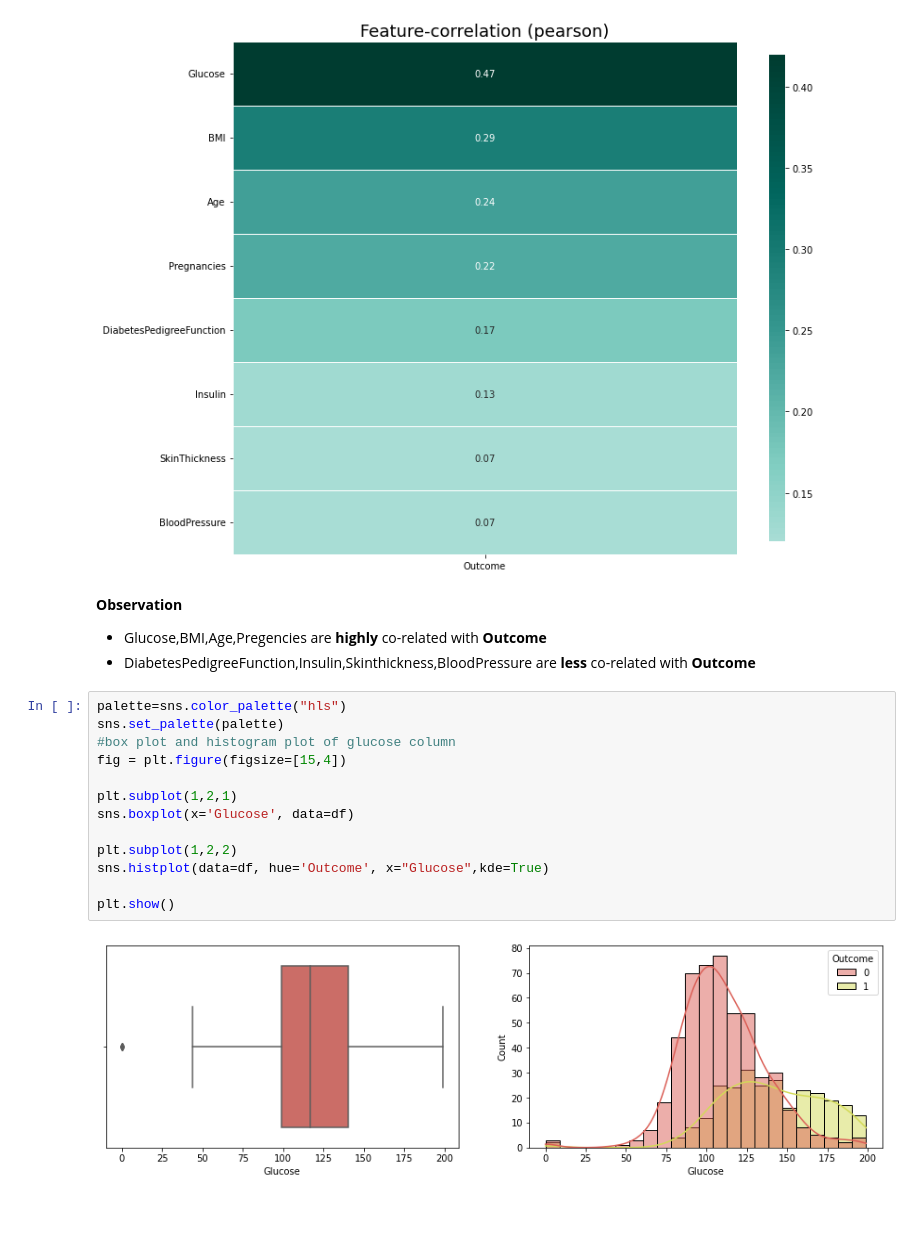
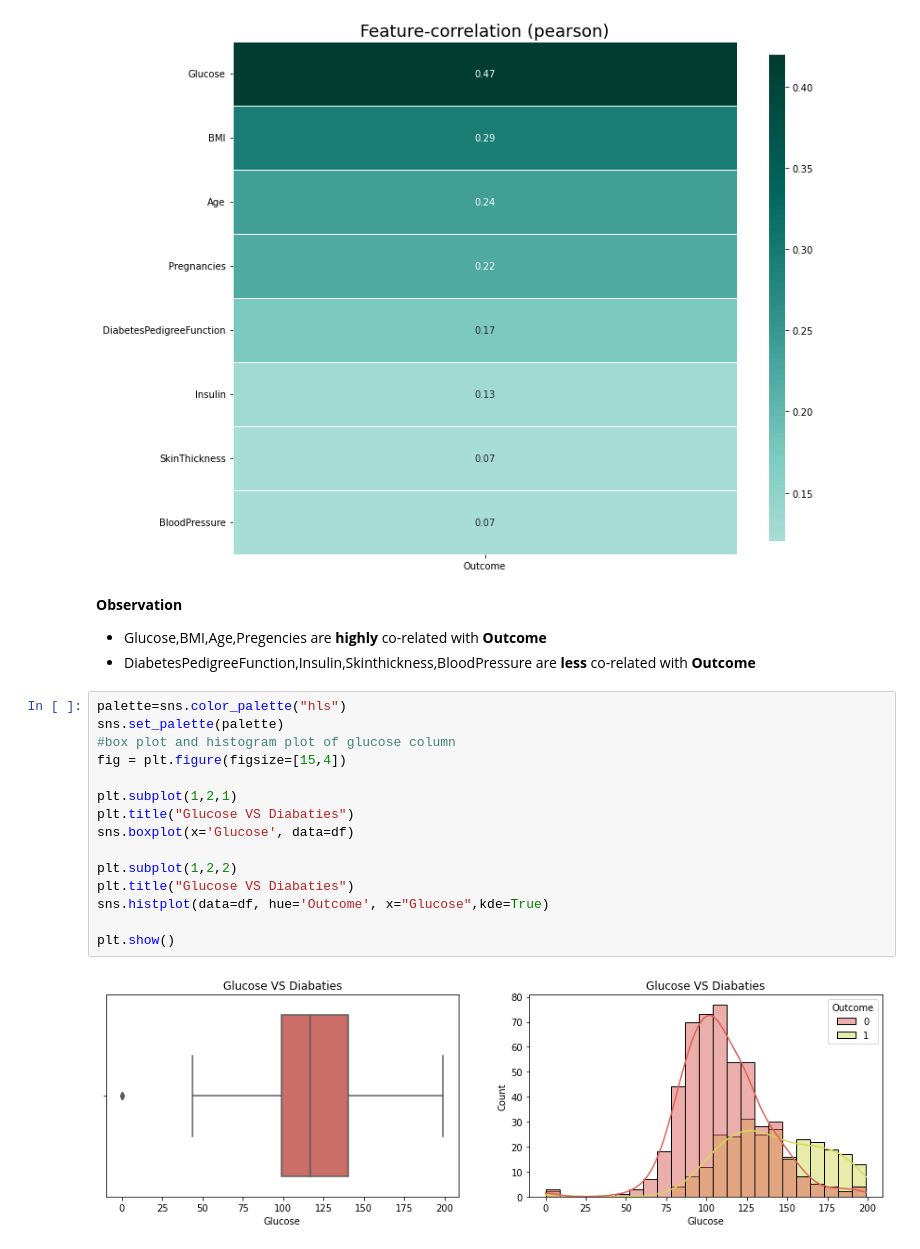
Before and after one commit to Sialsanwal/Data-Science, a Jupyter notebook: Diabaties EDA.ipynb, the cells around one changed output. Saved outputs shown, nothing was run; the diff lists cells and outputs as text; blank space fills up the shorter version.

Commit message:
update title

```diff
--- a/Diabaties EDA.ipynb
+++ b/Diabaties EDA.ipynb
@@ -151,22 +151,24 @@ klib.corr_plot(df, target='Outcome')
 # %% [output]
 <AxesSubplot:title={'center':'Feature-correlation (pearson)'}>
 [figure]
-# %% [markdown]
-**Observation**
-- Glucose,BMI,Age,Pregencies are **highly** co-related with **Outcome**
-- DiabetesPedigreeFunction,Insulin,Skinthickness,BloodPressure are **less** co-related with **Outcome**
+# %% [markdown]
+**Observation**
+- Glucose,BMI,Age,Pregencies are **highly** co-related with **Outcome**
+- DiabetesPedigreeFunction,Insulin,Skinthickness,BloodPressure are **less** co-related with **Outcome**
 # %%
 palette=sns.color_palette("hls")
 sns.set_palette(palette)
 #box plot and histogram plot of glucose column
 fig = plt.figure(figsize=[15,4])
 
 plt.subplot(1,2,1)
+plt.title("Glucose VS Diabaties")
 sns.boxplot(x='Glucose', data=df)
 
 plt.subplot(1,2,2)
+plt.title("Glucose VS Diabaties")
 sns.histplot(data=df, hue='Outcome', x="Glucose",kde=True)
 
 plt.show()
 # %% [output]
-[figure, old version]
+[figure, new version]
```
Also changed, not shown: parts of 32 cells of this notebook.
